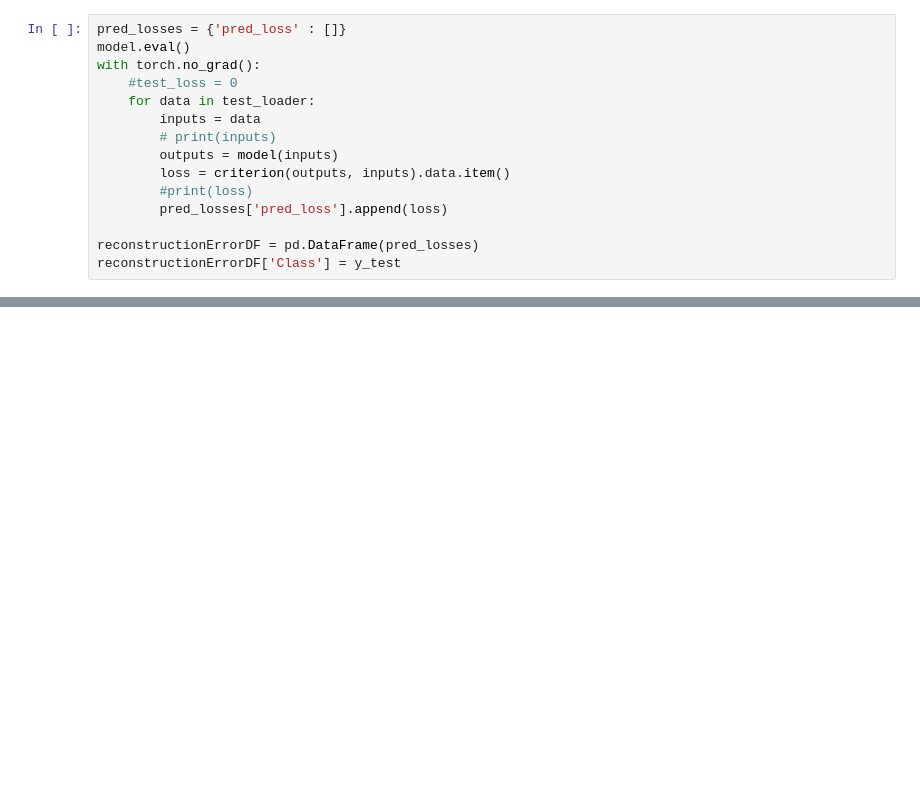
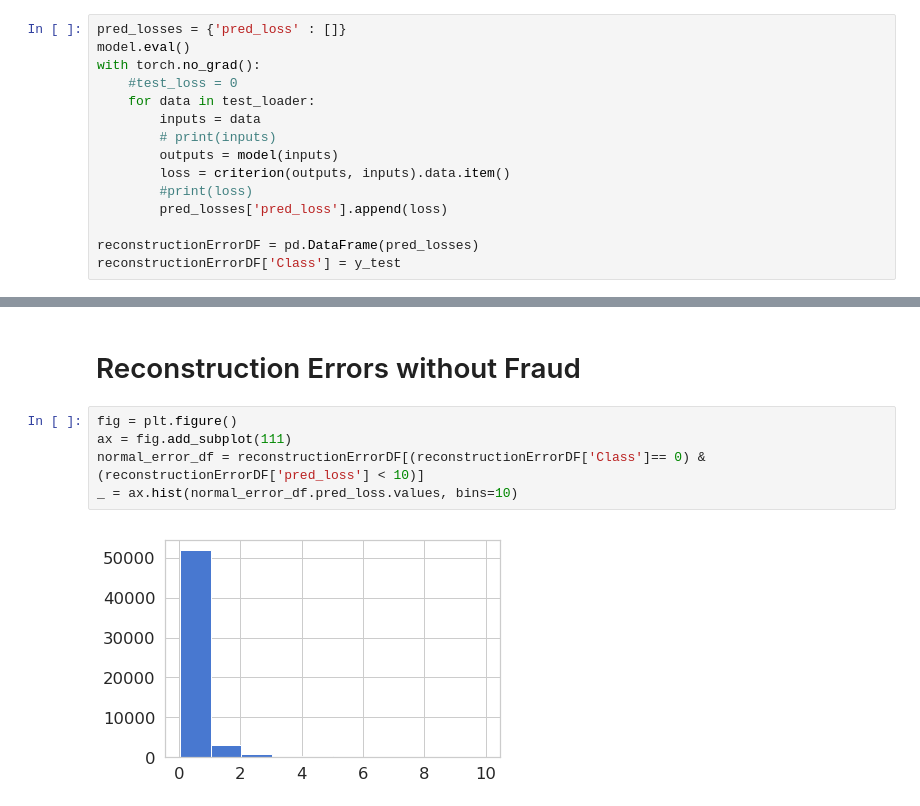
Before and after one commit to vimalkansal/credit_card_fraud_detection, a Jupyter notebook: project/credit_card_fraud_detection.ipynb, the cells around one changed output, grey strips where cells are left out. Cells and saved outputs as stored; diff of their text form; blank space fills up the shorter version.

```diff
--- a/project/credit_card_fraud_detection.ipynb
+++ b/project/credit_card_fraud_detection.ipynb
@@ -343,0 +344,9 @@ reconstructionErrorDF.describe()
+# %% [markdown]
+# Reconstruction Errors without Fraud
+# %%
+fig = plt.figure()
+ax = fig.add_subplot(111)
+normal_error_df = reconstructionErrorDF[(reconstructionErrorDF['Class']== 0) & (reconstructionErrorDF['pred_loss'] < 10)]
+_ = ax.hist(normal_error_df.pred_loss.values, bins=10)
+# %% [output]
+[figure, added]
```
Also changed, not shown: parts of 15 cells of this notebook.
